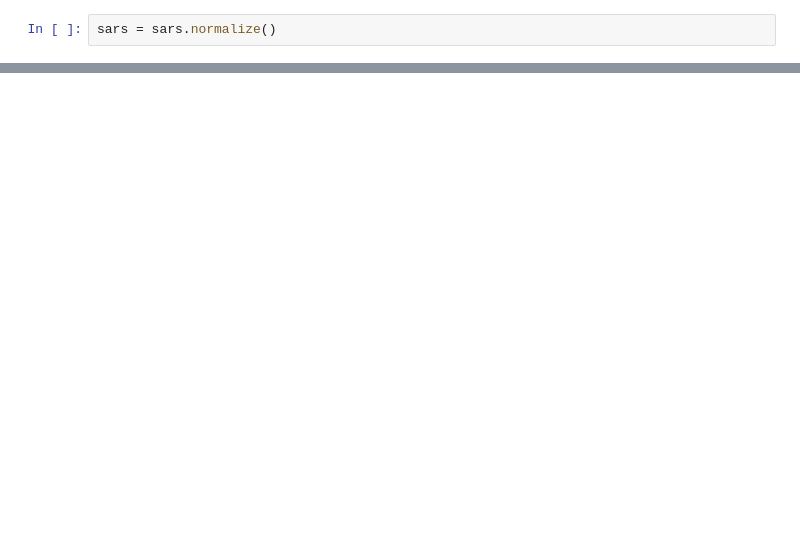
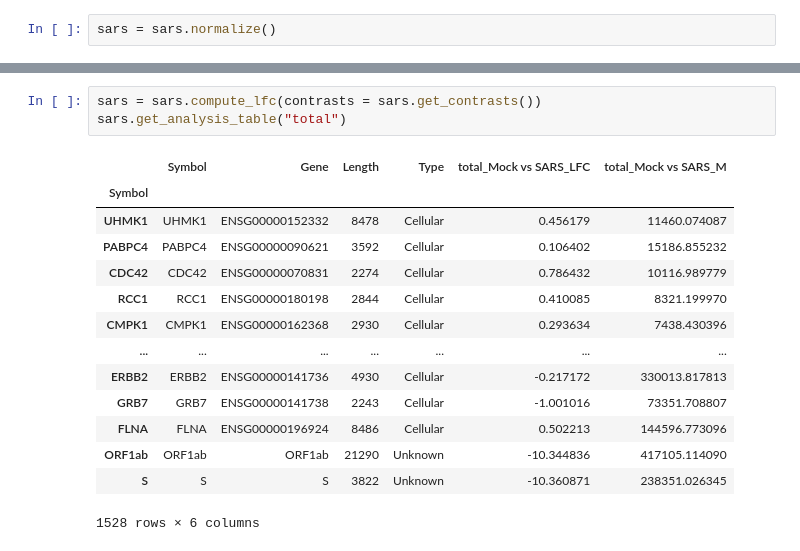
Before and after one commit to maus2310/GrandPy, a Jupyter notebook: docs/notebooks/presentation_notebook.ipynb, the cells around one changed output, grey strips where cells are left out. Drawn from its saved outputs; the diff is of its cells as text; blank space fills up the shorter version.

```diff
--- a/docs/notebooks/presentation_notebook.ipynb
+++ b/docs/notebooks/presentation_notebook.ipynb
@@ -29,0 +73,18 @@ sars.get_matrix()
+# %%
+sars = sars.compute_lfc(contrasts = sars.get_contrasts())
+sars.get_analysis_table("total")
+# %% [output]
+|  | Symbol | Gene | Length | Type | total_Mock vs SARS_LFC | total_Mock vs SARS_M |
+| Symbol |  |  |  |  |  |  |
+| UHMK1 | UHMK1 | ENSG00000152332 | 8478 | Cellular | 0.456179 | 11460.074087 |
+| PABPC4 | PABPC4 | ENSG00000090621 | 3592 | Cellular | 0.106402 | 15186.855232 |
+| CDC42 | CDC42 | ENSG00000070831 | 2274 | Cellular | 0.786432 | 10116.989779 |
+| RCC1 | RCC1 | ENSG00000180198 | 2844 | Cellular | 0.410085 | 8321.199970 |
+| CMPK1 | CMPK1 | ENSG00000162368 | 2930 | Cellular | 0.293634 | 7438.430396 |
+| ... | ... | ... | ... | ... | ... | ... |
+| ERBB2 | ERBB2 | ENSG00000141736 | 4930 | Cellular | -0.217172 | 330013.817813 |
+| GRB7 | GRB7 | ENSG00000141738 | 2243 | Cellular | -1.001016 | 73351.708807 |
+| FLNA | FLNA | ENSG00000196924 | 8486 | Cellular | 0.502213 | 144596.773096 |
+| ORF1ab | ORF1ab | ORF1ab | 21290 | Unknown | -10.344836 | 417105.114090 |
+| S | S | S | 3822 | Unknown | -10.360871 | 238351.026345 |
+1528 rows × 6 columns
```
Also changed, not shown: parts of 15 cells of this notebook, 2 other files.
